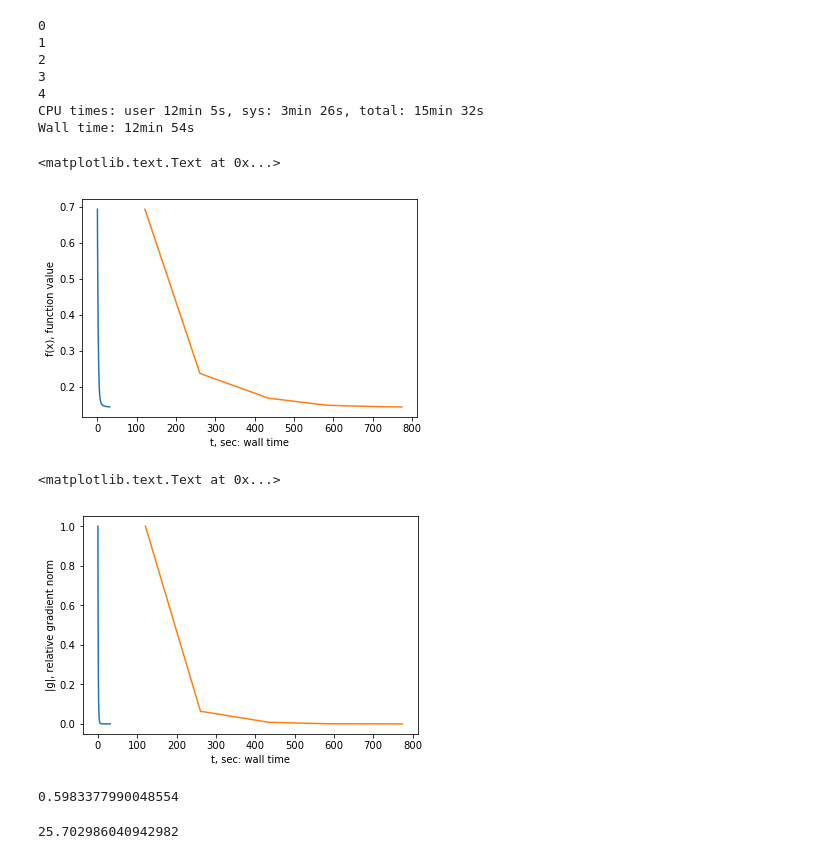
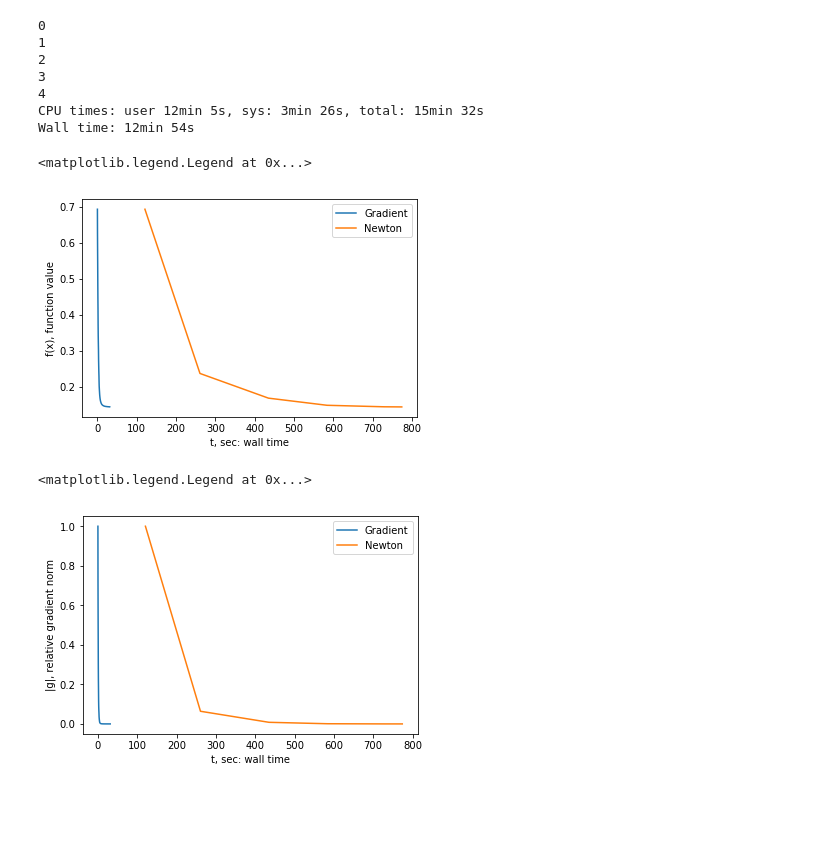
Before and after one commit to aksholokhov/mipt-momo-2017, a Jupyter notebook: task1/Experiments.ipynb, the cells around one changed output. Cells and saved outputs as stored; diff of their text form; code cells hidden in the pictures; blank space fills up the shorter version.

```diff
--- a/task1/Experiments.ipynb
+++ b/task1/Experiments.ipynb
@@ -413,21 +419,23 @@ x_n_rs, message_n_rs, history_n_rs = newton(logreg_realsim, x0,
 CPU times: user 12min 5s, sys: 3min 26s, total: 15min 32s
 Wall time: 12min 54s
 # %%
-plot(history_g_rs['time'], history_g_rs['func'])
-plot(history_n_rs['time'], history_n_rs['func'])
+plot(history_g_rs['time'], history_g_rs['func'], label="Gradient")
+plot(history_n_rs['time'], history_n_rs['func'], label="Newton")
 xlabel("t, sec: wall time")
 ylabel("f(x), function value")
+legend()
 # %% [output]
-<matplotlib.text.Text at 0x...>
+<matplotlib.legend.Legend at 0x...>
-[figure, old version]
+[figure, new version]
 # %%
 grad_norm_rs = norm(logreg_realsim.grad(np.zeros(A_realsim.shape[1])))**2
 
-plot(history_g_rs['time'], (array(history_g_rs['grad_norm'])**2)/grad_norm_rs)
-plot(history_n_rs['time'], (array(history_n_rs['grad_norm'])**2)/grad_norm_rs)
+plot(history_g_rs['time'], (array(history_g_rs['grad_norm'])**2)/grad_norm_rs, label="Gradient")
+plot(history_n_rs['time'], (array(history_n_rs['grad_norm'])**2)/grad_norm_rs, label="Newton")
 xlabel("t, sec: wall time")
 ylabel("|g|, relative gradient norm")
+legend()
 # %% [output]
-<matplotlib.text.Text at 0x...>
+<matplotlib.legend.Legend at 0x...>
-[figure, old version]
+[figure, new version]
 # %%
@@ -442,8 +444,0 @@ xses = [x_g_w8a, x_n_w8a, x_g_gis, x_n_gis, x_g_rs, x_n_rs]
-# %%
-norm(x_g_gis - x_n_gis)/norm(x_n_gis)
-# %% [output]
-0.5983377990048554
-# %%
-norm(x_n_w8a)
-# %% [output]
-25.702986040942982
```
Also changed, not shown: parts of 13 cells of this notebook, 2 other files.
